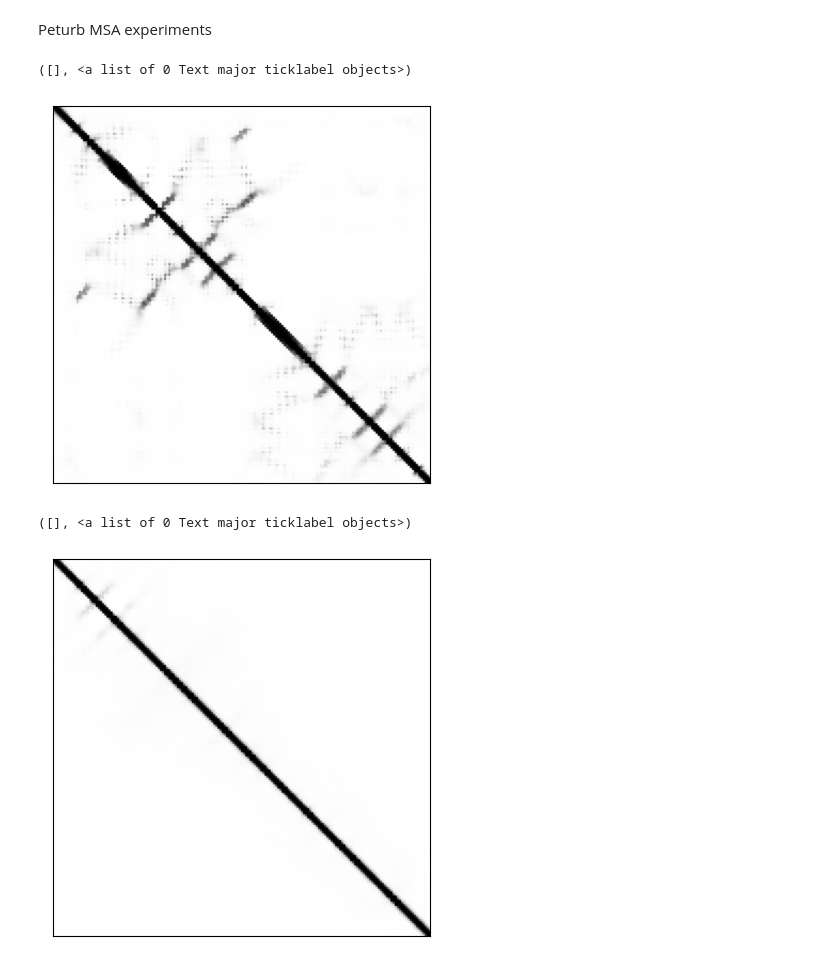
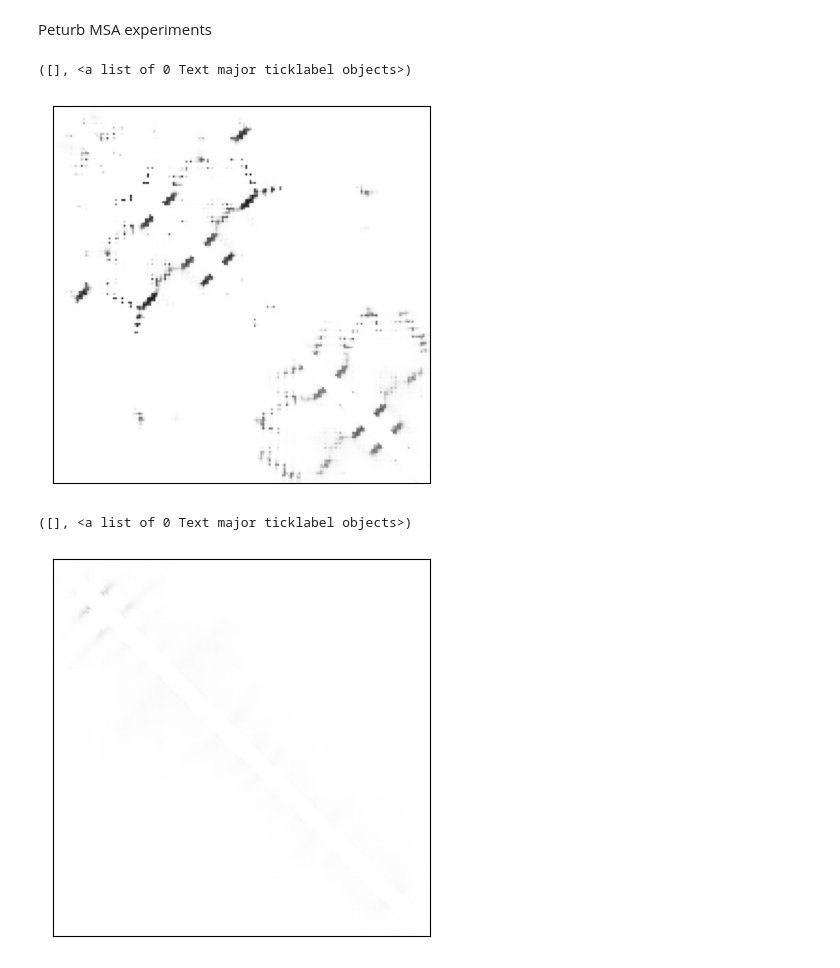
Before and after one commit to sokrypton/algosb_2021, a Jupyter notebook: alphafold.ipynb, the cells around one changed output. Drawn from its saved outputs; the diff is of its cells as text; code cells hidden in the pictures.

Commit message:
cleaning up the notebook (to allow reproducing the exact same figures as in slides).

```diff
--- a/alphafold.ipynb
+++ b/alphafold.ipynb
@@ -61,7 +61,7 @@ model_config.model.num_recycle = 0
 model_config.data.common.num_recycle = 0
 
 # number of sequences
-NUM = 100
+NUM = 512
 model_config.data.common.max_extra_msa = 1
 model_config.data.eval.max_msa_clusters = NUM
 model_config.data.eval.masked_msa_replace_fraction = 0
@@ -172,22 +172,28 @@ plt.show()
 [figure]
 # %% [markdown]
 Peturb MSA experiments
+# %%
+def get_contacts(preds, seq_sep=6):
+  less_8 = np.append(0,preds["distogram"]["bin_edges"]) < 8
+  contacts = np.array(jax.nn.softmax(preds["distogram"]["logits"])[:,:,less_8].sum(-1))
+  i,j = np.triu_indices_from(contacts,seq_sep)
+  contacts_ = np.zeros_like(contacts)
+  contacts_[i,j] = contacts[i,j]
+  return contacts_ + contacts_.T
 # %%
-# note, in slides we used top 512 sequences
-# here we use 100 to speed things up
-
 !wget -qnc https://gremlin2.bakerlab.org/db/ECOLI/fasta/P0AG55.fas
 msa, deletion_matrix = pipeline.parsers.parse_a3m("".join(open("P0AG55.fas","r").readlines()))
 
+top = NUM
 query_sequence = msa[0]
 msa_np = np.array([list(s) for s in msa])
 seq_id = np.array(msa_np[0] == msa_np).mean(-1)
-idx = seq_id.argsort()[::-1][:100]
-msa_100 = [msa[i] for i in idx]
-deletion_matrix_100 = [deletion_matrix[i] for i in idx]
+idx = seq_id.argsort()[::-1][:top]
+msa_top = [msa[i] for i in idx]
+deletion_matrix_top = [deletion_matrix[i] for i in idx]
 # %%
-msa_ = [m[::-1] for m in msa_100]
-deletion_matrix_ = [m[::-1] for m in deletion_matrix_100]
+msa_ = [m[::-1] for m in msa_top]
+deletion_matrix_ = [m[::-1] for m in deletion_matrix_top]
 query_sequence = msa_[0]
 feature_dict = {
     **pipeline.make_sequence_features(sequence=query_sequence,
@@ -195,14 +201,13 @@ feature_dict = {
                                       num_res=len(query_sequence)),
     **pipeline.make_msa_features(msas=[msa_],deletion_matrices=[deletion_matrix_]),
 }
-processed_feature_dict_rev = model_runner.process_features(feature_dict, random_seed=0)
-preds_rev = model_runner.predict(processed_feature_dict_rev)
+processed_feature_dict = model_runner.process_features(feature_dict, random_seed=0)
+preds = model_runner.predict(processed_feature_dict)
 # %%
-contacts = jax.nn.softmax(preds_rev["distogram"]["logits"])[:,:,np.append(0,preds_rev["distogram"]["bin_edges"]) < 8].sum(-1)
 plt.figure(figsize=(5,5),dpi=100)
-plt.imshow(contacts,cmap="Greys",vmin=0,vmax=1)
+plt.imshow(get_contacts(preds),cmap="Greys",vmin=0,vmax=1)
 plt.xticks([]);plt.yticks([])
 # %% [output]
 ([], <a list of 0 Text major ticklabel objects>)
-[figure, old version]
+[figure, new version]
 # %%
@@ -220,9 +225,8 @@ preds_single = model_runner.apply(model_params[0], key, processed_feature_dict_s
 # %%
-contacts = jax.nn.softmax(preds_single["distogram"]["logits"])[:,:,np.append(0,preds_rev["distogram"]["bin_edges"]) < 8].sum(-1)
 plt.figure(figsize=(5,5),dpi=100)
-plt.imshow(contacts,cmap="Greys",vmin=0,vmax=1)
+plt.imshow(get_contacts(preds),cmap="Greys",vmin=0,vmax=1)
 plt.xticks([]);plt.yticks([])
 # %% [output]
 ([], <a list of 0 Text major ticklabel objects>)
-[figure, old version]
+[figure, new version]
 # %%
```
Also changed, not shown: parts of 7 cells of this notebook.
